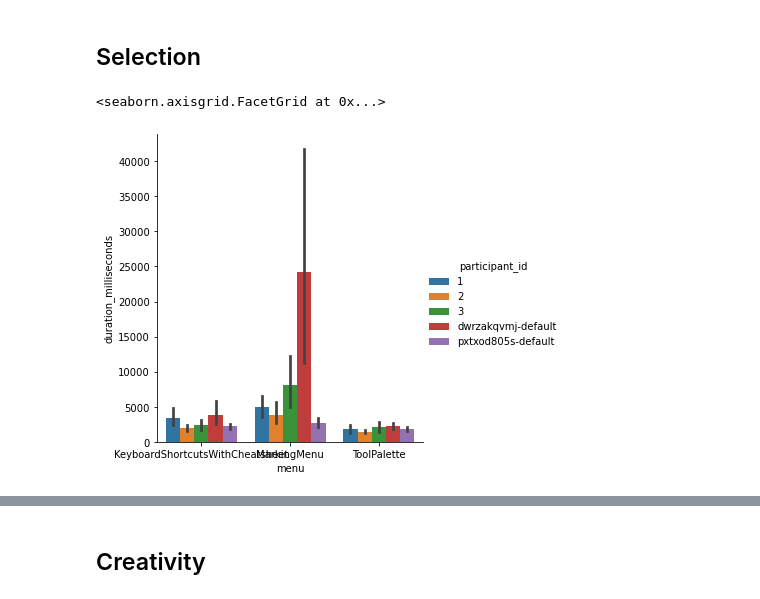
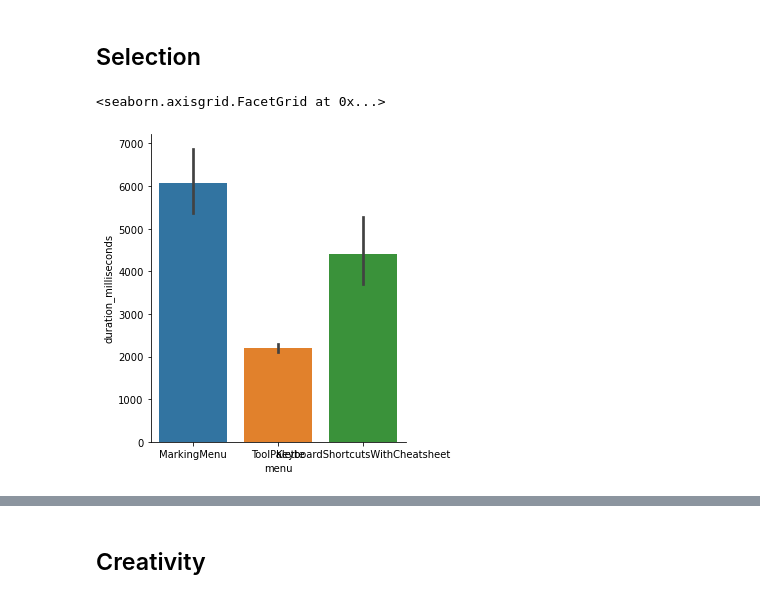
Before and after one commit to blainelewis1/creativity-experiment-2, a Jupyter notebook: analysis/Analysis.ipynb, the cells around one changed output, grey strips where cells are left out. Cells and saved outputs as stored; diff of their text form; code cells hidden in the pictures.

Commit message:
Prolific data

```diff
--- a/analysis/Analysis.ipynb
+++ b/analysis/Analysis.ipynb
@@ -13,10 +13,10 @@ df['logs'] = df['logs'].map(lambda x: json.loads(x) if not pd.isnull(x) else pd.
 df.loc[df['participant_id'].isna(),'participant_id'] = 'test'
 df['__INDEX__'] = df['__INDEX__'].map(json.loads)
 
-df.loc[df['participant_id'] == 'arnav','participant_id'] = 1
-df.loc[df['participant_id'] == 'karthik','participant_id'] = 2
-df.loc[df['participant_id'] == 'majeed','participant_id'] = 3
-
+df.loc[df['participant_id'] == 'arnav','participant_id'] = "1"
+df.loc[df['participant_id'] == 'karthik','participant_id'] = "2"
+df.loc[df['participant_id'] == 'majeed','participant_id'] = "3"
+df = df[~df.participant_id.isin(["bdog","9jsrk50xr9c-default","test","p6p94dhwo5-default","blaine", "unknown", "1", "2", "3"])].copy()
 def find_start(x):
     if type(x) != list:
         return pd.NA
@@ -100,7 +138,7 @@ selection = selection[['participant_id', '__INDEX__', 'logs', 'command', 'trial'
 
 selection = selection.apply(extract_selection, axis=1)
 # %%
-sns.catplot(data=selection, kind="bar", x='menu', y='duration_milliseconds', hue='participant_id')
+sns.catplot(data=selection, kind="bar", x='menu', y='duration_milliseconds')
 # %% [output]
 <seaborn.axisgrid.FacetGrid at 0x...>
-[figure, old version]
+[figure, new version]
```
Also changed, not shown: parts of 32 cells of this notebook, 57 other files.
